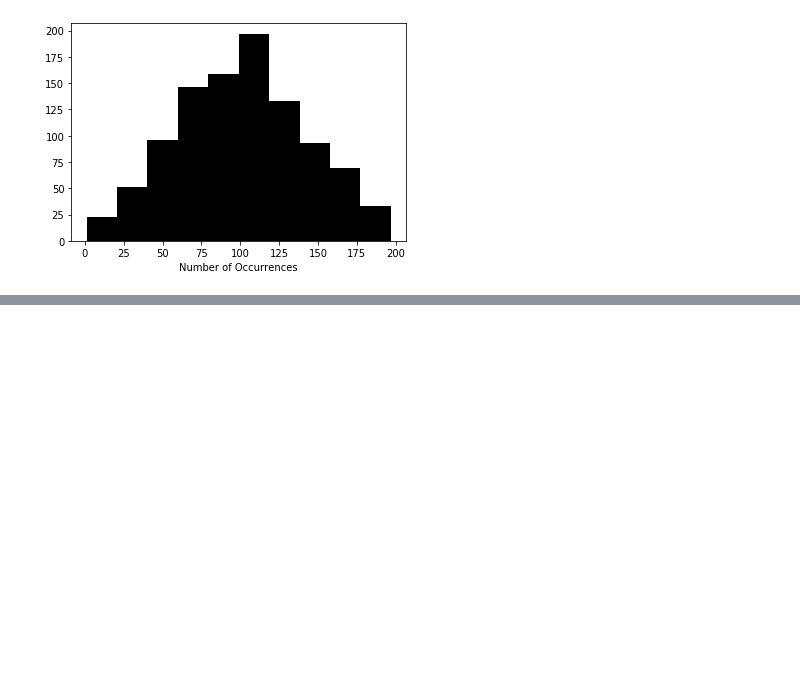
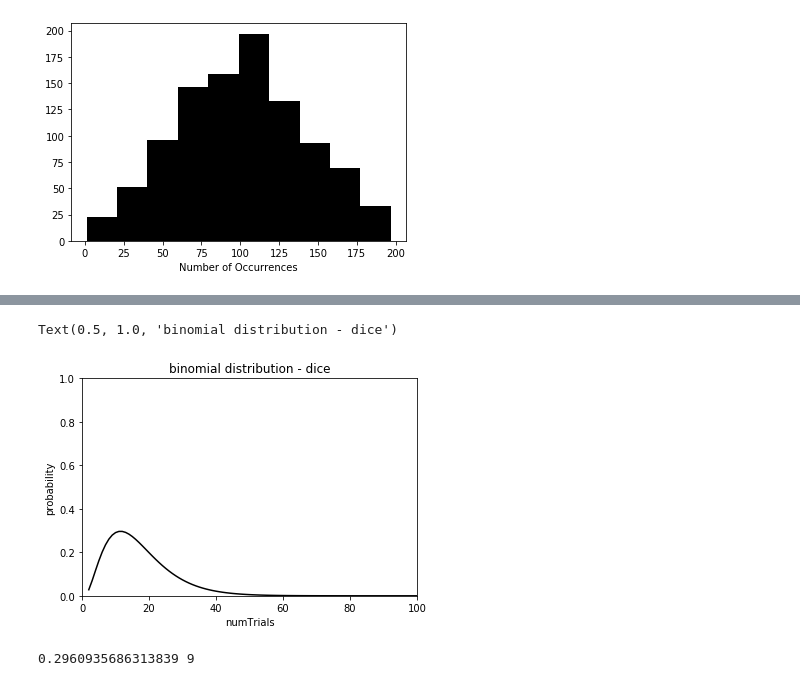
Before and after one commit to Tatsuro0726/MIT_DS, a Jupyter notebook: practice_Ch15.ipynb, the cells around one changed output, grey strips where cells are left out. Cells and saved outputs as stored; diff of their text form; code cells hidden in the pictures; blank space fills up the shorter version.

```diff
--- a/practice_Ch15.ipynb
+++ b/practice_Ch15.ipynb
@@ -309,0 +352,33 @@ makePlots(100,1000,100000)
+# %%
+
+# 二項係数(nCk)
+def binomialCoefficient(n,k):
+    return factorial(n) / (factorial(k)*factorial(n-k))
+
+def binomialDistribution(n,k,p):
+    """二項分布の値を返す。
+       n: 試行回数
+       k: 成功回数
+       p: 成功確率"""
+    return binomialCoefficient(n,k) * (p**k) * ((1-p)**(n-k))
+# %%
+# 指練習
+problist = []
+for k in range(2,101):
+    problist.append(binomialDistribution(k,2,1/6))
+pylab.plot(range(2,101),problist,'k-')
+pylab.ylim(0,1.0)
+pylab.xlim(0,100)
+pylab.xlabel('numTrials')
+pylab.ylabel('probability')
+pylab.title('binomial distribution - dice')
+# %% [output]
+Text(0.5, 1.0, 'binomial distribution - dice')
+[figure, added]
+# %%
+# 確率が最大の時
+max_prob = max(problist)
+max_ind = problist.index(max_prob)
+print(max_prob,max_ind)
+# %% [output]
+0.2960935686313839 9
```
Also changed, not shown: parts of 16 cells of this notebook.
